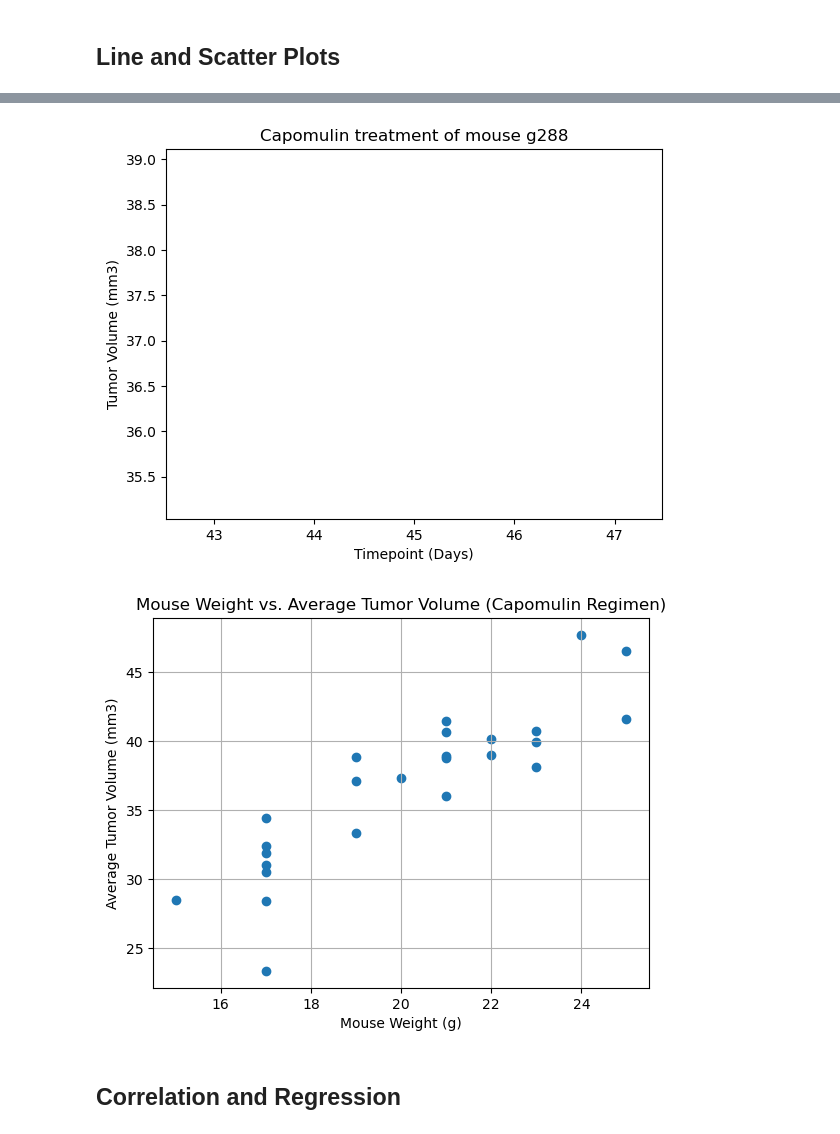
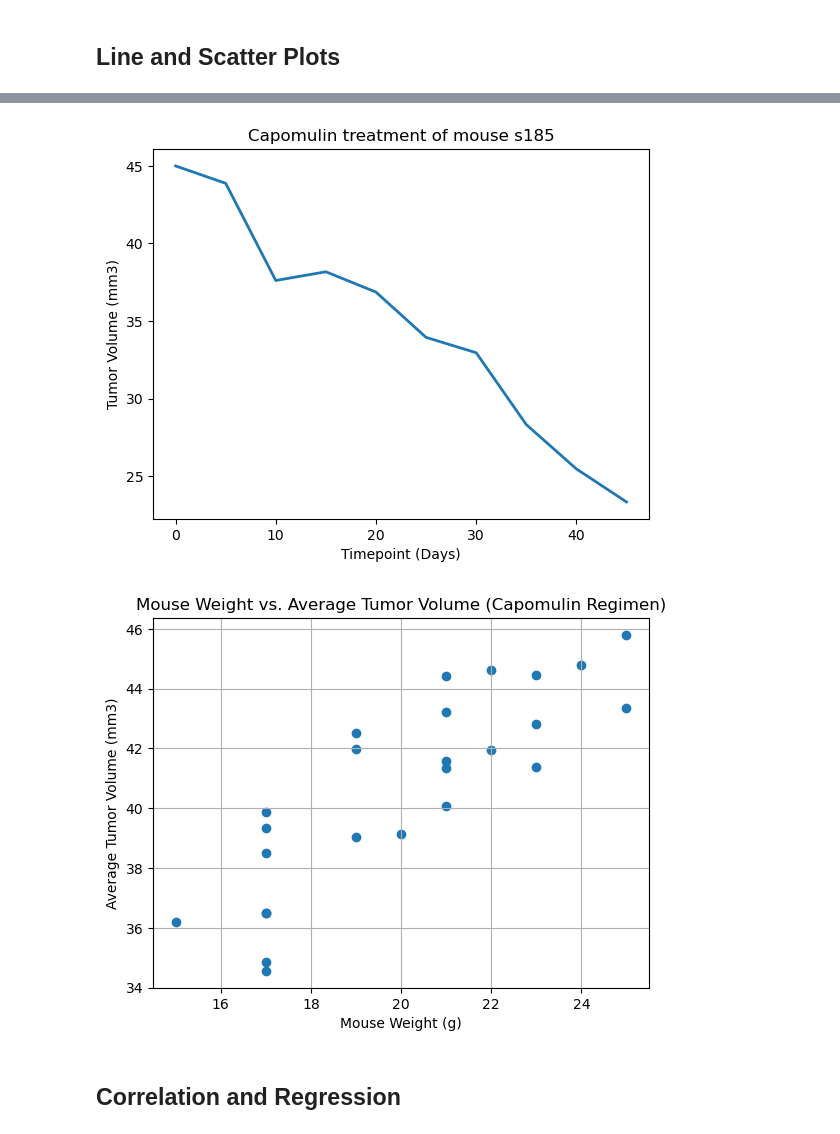
Before and after one commit to mehpree/data-visualization, a Jupyter notebook: pymaceuticals.ipynb, the cells around one changed output, grey strips where cells are left out. Saved outputs shown, nothing was run; the diff lists cells and outputs as text; code cells hidden in the pictures.

Commit message:
Added Line Graph

```diff
--- a/pymaceuticals.ipynb
+++ b/pymaceuticals.ipynb
@@ -301,6 +301,6 @@ plt.show()
 ## Line and Scatter Plots
 # %%
 # Create & display a dataframe for Capomulin treatment
-capomulin_mouse_data = merged_tumor_df[(merged_tumor_df['Drug Regimen'] == 'Capomulin')]
-capomulin_mouse_data.head()
+capomulin_mouse_data = cleaned_df[(cleaned_df['Drug Regimen'] == 'Capomulin')]
+capomulin_mouse_data
 # %% [output]
@@ -313,24 +320,23 @@ capomulin_mouse_data.head()
 # %%
 # Select a random mouse ID from the Capomulin DataFrame
-mouse_id = 'g288'
+mouse_id = 's185'
 
 # Check if the selected mouse ID has valid data for Capomulin treatment
 if mouse_id in capomulin_mouse_data['Mouse ID'].unique():
     # Generate a line plot of tumor volume vs. time point for the selected mouse
     line_plot = capomulin_mouse_data[capomulin_mouse_data["Mouse ID"] == mouse_id]
     x_axis = line_plot["Timepoint"]
     y_axis = line_plot["Tumor Volume (mm3)"]
-
     fig1, ax1 = plt.subplots()
     plt.title('Capomulin treatment of mouse ' + mouse_id)
     plt.plot(x_axis, y_axis, linewidth=2)
     plt.xlabel('Timepoint (Days)')
     plt.ylabel('Tumor Volume (mm3)')
     plt.show()
 else:
     print(f"Mouse ID {mouse_id} is not found in the Capomulin treatment data.")
 # %% [output]
-[figure, old version]
+[figure, new version]
 # %%
 # Generate a scatter plot of mouse weight vs. the average observed tumor volume for the entire Capomulin regimen
 # Calculate the average tumor volume for each mouse in the Capomulin regimen
@@ -345,7 +351,7 @@ plt.ylabel('Average Tumor Volume (mm3)')
 plt.grid(True)
 plt.show()
 # %% [output]
-[figure, old version]
+[figure, new version]
 # %% [markdown]
 ## Correlation and Regression
 # %%
```
Also changed, not shown: parts of 2 cells of this notebook.
